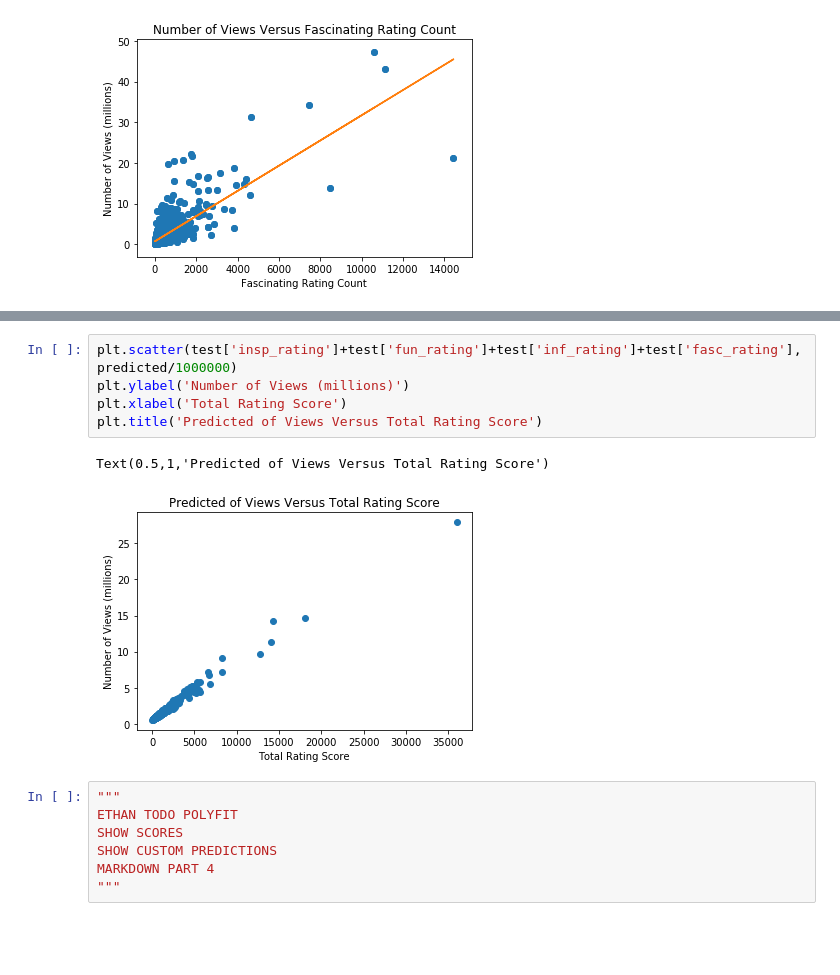
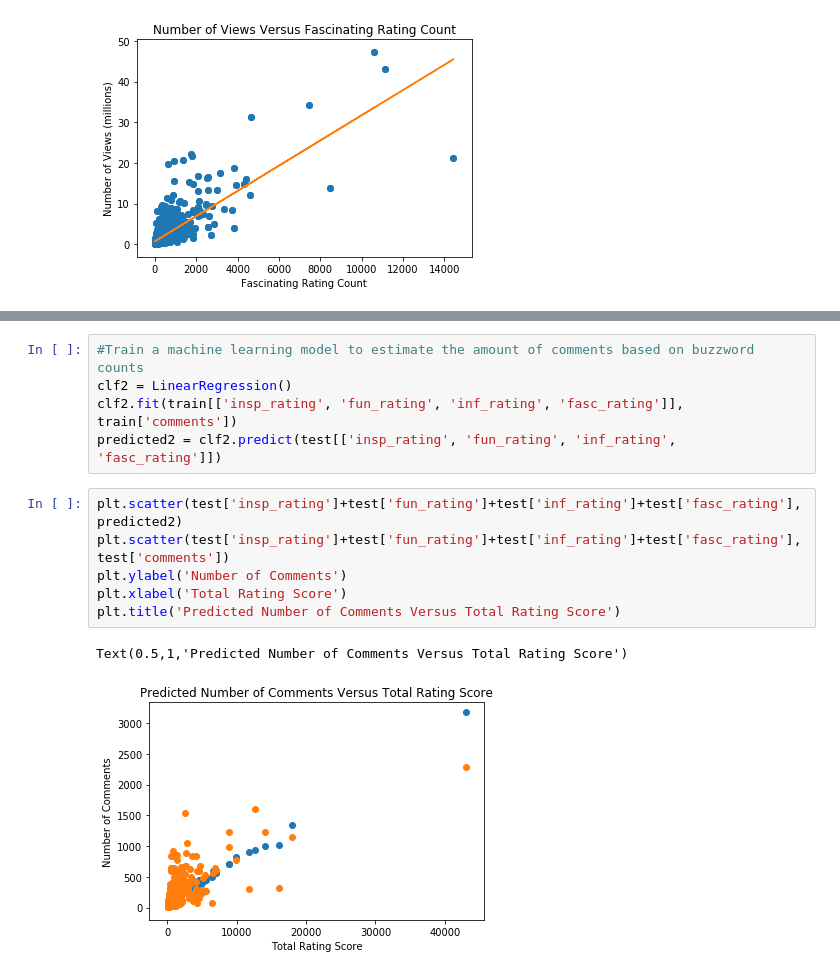
Before and after one commit to ebwinters/ebwinters.github.io, a Jupyter notebook: FinalTutorial.ipynb, the cells around one changed output, grey strips where cells are left out. Drawn from its saved outputs; the diff is of its cells as text; blank space fills up the shorter version.

```diff
--- a/FinalTutorial.ipynb
+++ b/FinalTutorial.ipynb
@@ -211,15 +262,14 @@ clf.score(test[['insp_rating', 'fun_rating', 'inf_rating', 'fasc_rating']], pred
+# %%
+#Train a machine learning model to estimate the amount of comments based on buzzword counts
+clf2 = LinearRegression()
+clf2.fit(train[['insp_rating', 'fun_rating', 'inf_rating', 'fasc_rating']], train['comments'])
+predicted2 = clf2.predict(test[['insp_rating', 'fun_rating', 'inf_rating', 'fasc_rating']])
 # %%
-plt.scatter(test['insp_rating']+test['fun_rating']+test['inf_rating']+test['fasc_rating'], predicted/1000000)
-plt.ylabel('Number of Views (millions)')
+plt.scatter(test['insp_rating']+test['fun_rating']+test['inf_rating']+test['fasc_rating'], predicted2)
+plt.scatter(test['insp_rating']+test['fun_rating']+test['inf_rating']+test['fasc_rating'], test['comments'])
+plt.ylabel('Number of Comments')
 plt.xlabel('Total Rating Score')
-plt.title('Predicted of Views Versus Total Rating Score')
+plt.title('Predicted Number of Comments Versus Total Rating Score')
 # %% [output]
-Text(0.5,1,'Predicted of Views Versus Total Rating Score')
+Text(0.5,1,'Predicted Number of Comments Versus Total Rating Score')
-[figure, old version]
+[figure, new version]
-# %%
-"""
-ETHAN TODO POLYFIT
-SHOW SCORES
-SHOW CUSTOM PREDICTIONS
-MARKDOWN PART 4
-"""
```
Also changed, not shown: parts of 14 cells of this notebook.
